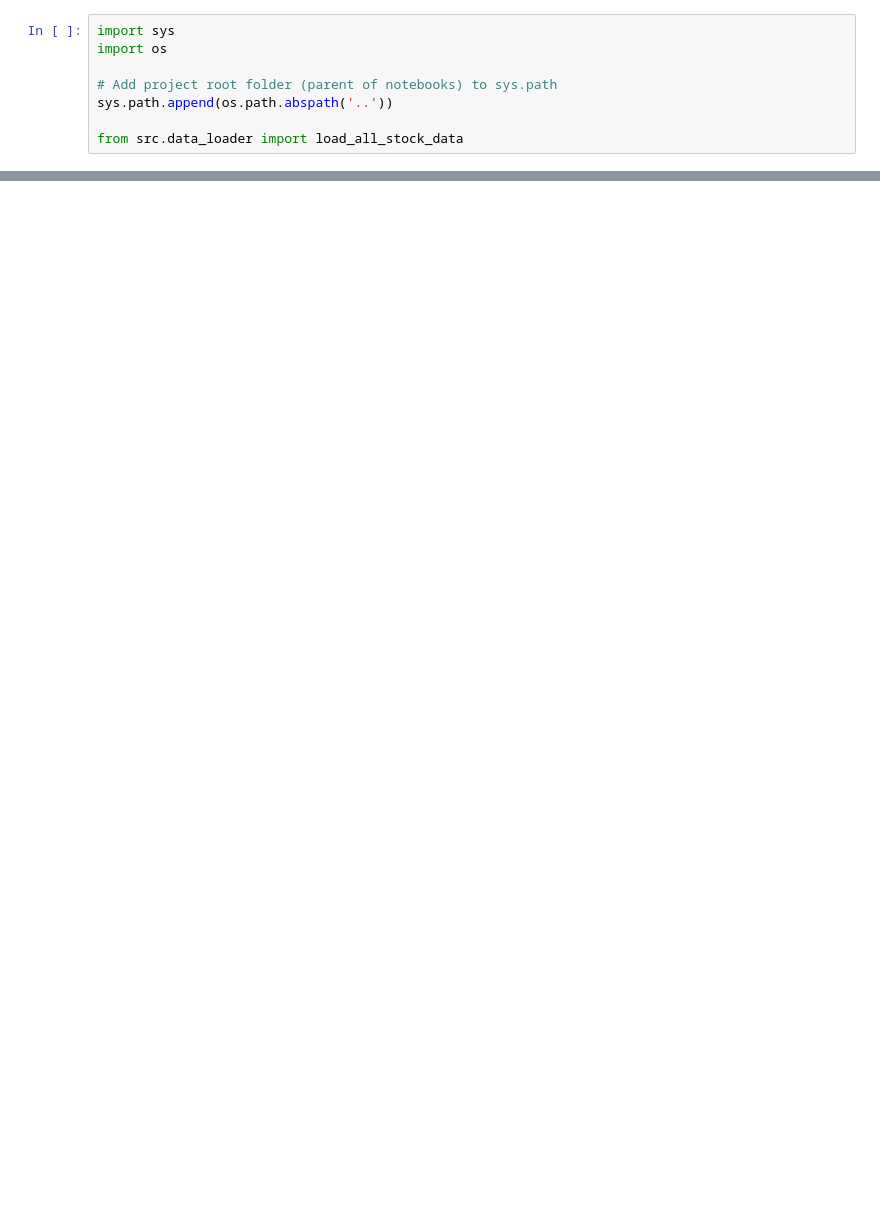
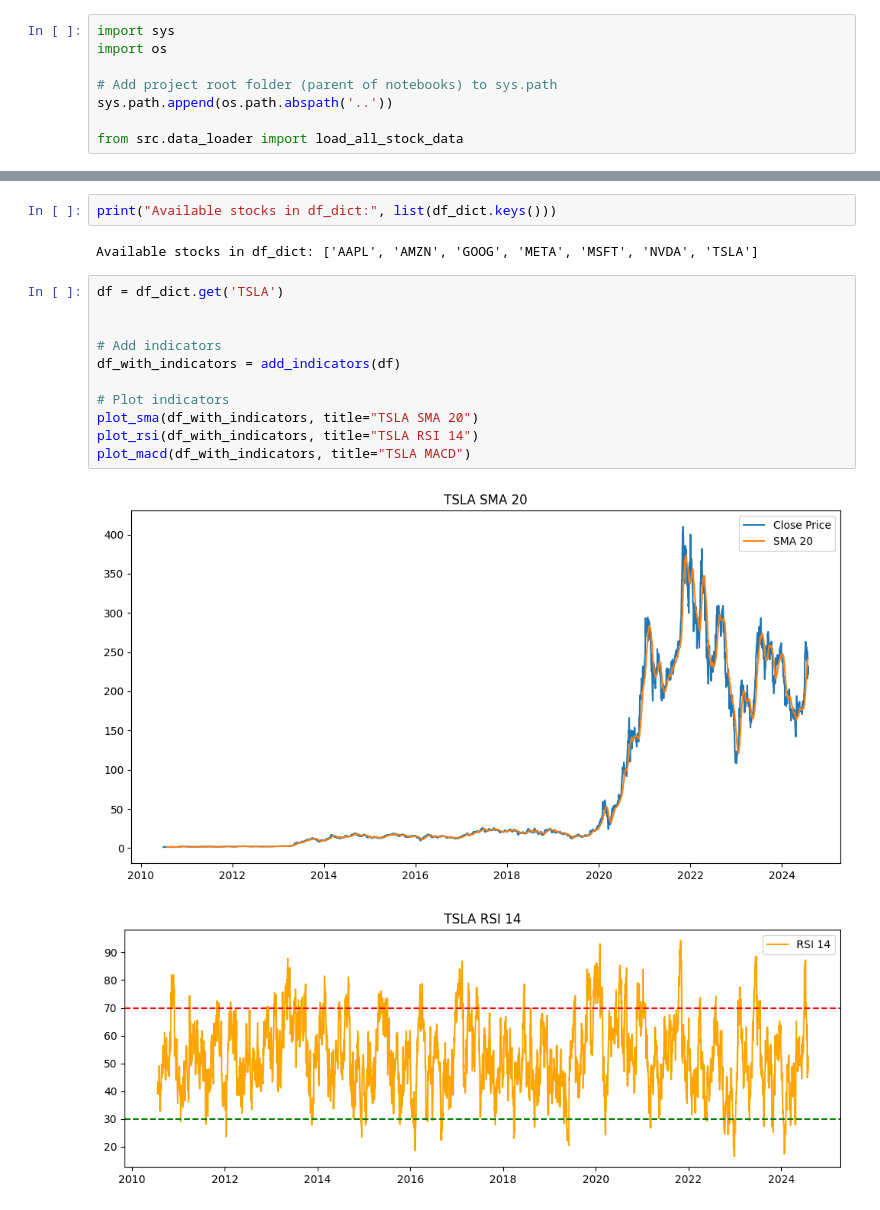
Before and after one commit to Selamawit-Alemu/fns-news-sentiment-analysis, a Jupyter notebook: notebooks/quantitative_analysis.ipynb, the cells around one changed output, grey strips where cells are left out. Cells and saved outputs as stored; diff of their text form; blank space fills up the shorter version.

```diff
--- a/notebooks/quantitative_analysis.ipynb
+++ b/notebooks/quantitative_analysis.ipynb
@@ -102,0 +126,18 @@ Processing GOOG_historical_data...
+# %%
+print("Available stocks in df_dict:", list(df_dict.keys()))
+# %% [output]
+Available stocks in df_dict: ['AAPL', 'AMZN', 'GOOG', 'META', 'MSFT', 'NVDA', 'TSLA']
+# %%
+df = df_dict.get('TSLA')
+
+
+# Add indicators
+df_with_indicators = add_indicators(df)
+
+# Plot indicators
+plot_sma(df_with_indicators, title="TSLA SMA 20")
+plot_rsi(df_with_indicators, title="TSLA RSI 14")
+plot_macd(df_with_indicators, title="TSLA MACD")
+# %% [output]
+[figure, added]
+[figure, added]
```
Also changed, not shown: parts of 15 cells of this notebook, 4 other files.
